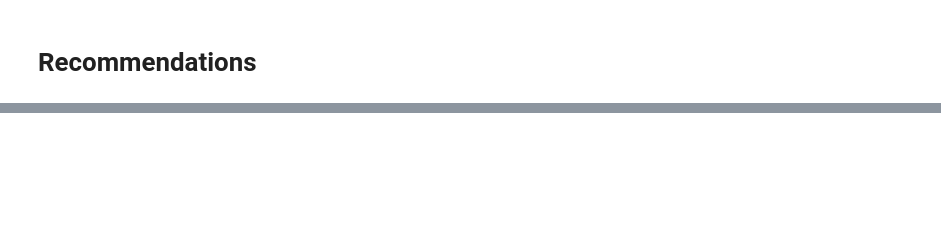
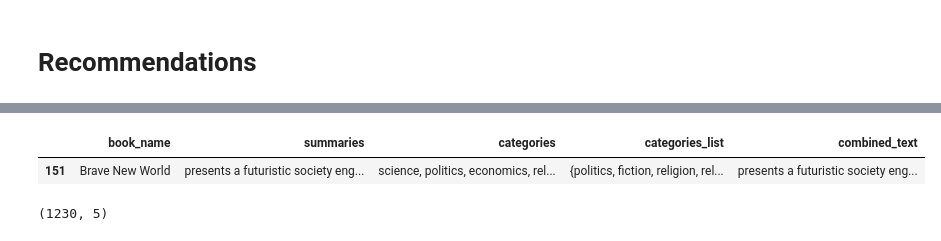
Before and after one commit to manojrathor08/book_recommender, a Jupyter notebook: Untitled0.ipynb, the cells around one changed output, grey strips where cells are left out. Saved outputs shown, nothing was run; the diff lists cells and outputs as text; code cells hidden in the pictures; blank space fills up the shorter version.

```diff
--- a/Untitled0.ipynb
+++ b/Untitled0.ipynb
@@ -338,0 +448,9 @@ recommend_ui(book_title='1984')
+# %%
+data[data['book_name'] == 'Brave New World']
+# %% [output]
+|  | book_name | summaries | categories | categories_list | combined_text |
+| 151 | Brave New World | presents a futuristic society eng... | science, politics, economics, rel... | {politics, fiction, religion, rel... | presents a futuristic society eng... |
+# %%
+data.shape
+# %% [output]
+(1230, 5)
```
Also changed, not shown: parts of 18 cells of this notebook, 10 other files.
